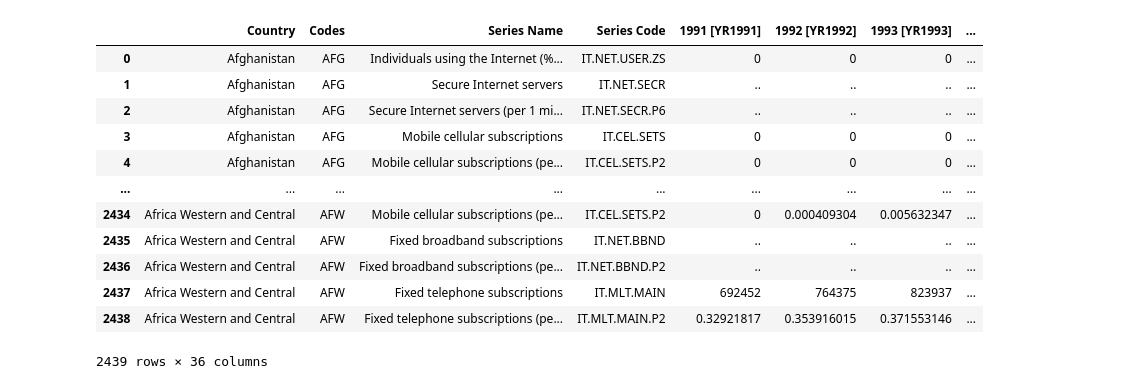
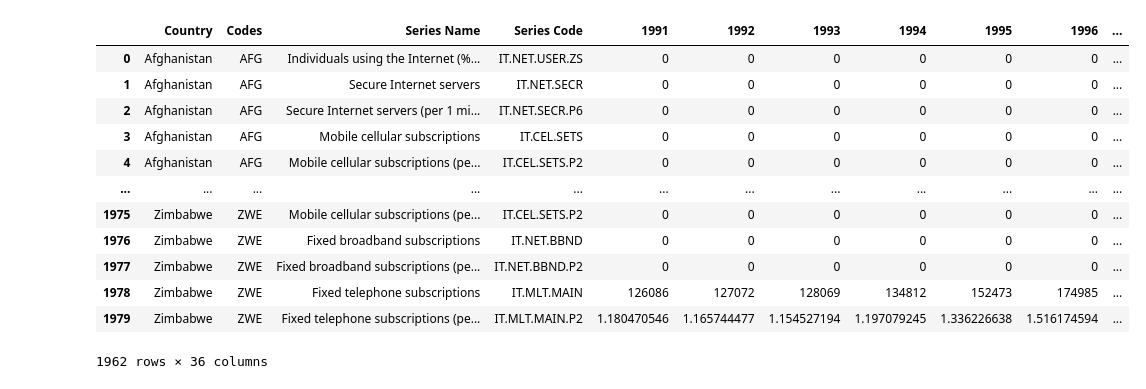
Before and after one commit to khadra1/Project-3-Connectivity, a Jupyter notebook: notebooks/cleaning_data.ipynb, the cells around one changed output. Drawn from its saved outputs; the diff is of its cells as text; code cells hidden in the pictures.

Commit message:
data files added

```diff
--- a/notebooks/cleaning_data.ipynb
+++ b/notebooks/cleaning_data.ipynb
@@ -4,5 +7,9 @@ import pandas as pd
 # %%
-# Import the world internet data from world bank and rename columns for merging with location data
-world_data= pd.read_csv("../Resources/data-raw/Data_Extract_From_World_Development_Indicators/world_bank_internet_data.csv", skiprows=[2395,2396,2397,2398,2399,2400])
+# Import the countries internet data from world bank
+world_data = pd.read_csv("../Resources/data-raw/Data_Extract_From_World_Development_Indicators/world_bank_internet_data.csv", skipfooter=433)
+# Replace all ".." with 0
+world_data = world_data.replace("..",0)
+#Rename the Country and Country Codes column to allow merging later on
 world_data.rename(columns={"Country Name": "Country", "Country Code": "Codes"}, inplace=True)
-world_data
+# Remove the brackets and the duplicated value in the Year columns
+world_data = world_data.rename(columns={col: col.split('[')[0] for col in world_data.columns})
@@ -23,6 +16,5 @@ world_data
 # %%
 #Import the coordinate csv file, rename columns for merging with each other later on
-coordinates = pd.read_csv("../Resources/data-raw/countries/world_country.csv")
+coordinates = pd.read_csv("../Resources/data-raw/countries-location/world_country.csv")
 coordinates.rename(columns={"iso_con" : "Codes", "lat": "Latitude", "lon": "Longitude"},inplace=True)
 coordinates.drop(columns=["Unnamed: 0", "country"],inplace=True)
-coordinates
@@ -43,17 +21,21 @@ coordinates
 # %%
+# Merge the coordinates with tHE world_data DataFrame
 final_world = pd.merge(world_data, coordinates, on="Codes", how="left")
+# Find out if there are any NaN values for Latitude and Longitude and then drop them
+final_world[final_world.isnull().any(axis=1)]
+final_world.dropna(subset=['Latitude','Longitude'],inplace=True)
 final_world
 # %% [output]
-|  | Country | Codes | Series Name | Series Code | 1991 [YR1991] | 1992 [YR1992] | 1993 [YR1993] | ... |
-| 0 | Afghanistan | AFG | Individuals using the Internet (%... | IT.NET.USER.ZS | 0 | 0 | 0 | ... |
-| 1 | Afghanistan | AFG | Secure Internet servers | IT.NET.SECR | .. | .. | .. | ... |
-| 2 | Afghanistan | AFG | Secure Internet servers (per 1 mi... | IT.NET.SECR.P6 | .. | .. | .. | ... |
-| 3 | Afghanistan | AFG | Mobile cellular subscriptions | IT.CEL.SETS | 0 | 0 | 0 | ... |
-| 4 | Afghanistan | AFG | Mobile cellular subscriptions (pe... | IT.CEL.SETS.P2 | 0 | 0 | 0 | ... |
-| ... | ... | ... | ... | ... | ... | ... | ... | ... |
-| 2434 | Africa Western and Central | AFW | Mobile cellular subscriptions (pe... | IT.CEL.SETS.P2 | 0 | 0.000409304 | 0.005632347 | ... |
-| 2435 | Africa Western and Central | AFW | Fixed broadband subscriptions | IT.NET.BBND | .. | .. | .. | ... |
-| 2436 | Africa Western and Central | AFW | Fixed broadband subscriptions (pe... | IT.NET.BBND.P2 | .. | .. | .. | ... |
-| 2437 | Africa Western and Central | AFW | Fixed telephone subscriptions | IT.MLT.MAIN | 692452 | 764375 | 823937 | ... |
-| 2438 | Africa Western and Central | AFW | Fixed telephone subscriptions (pe... | IT.MLT.MAIN.P2 | 0.32921817 | 0.353916015 | 0.371553146 | ... |
+|  | Country | Codes | Series Name | Series Code | 1991 | 1992 | 1993 | 1994 | 1995 | 1996 | ... |
+| 0 | Afghanistan | AFG | Individuals using the Internet (%... | IT.NET.USER.ZS | 0 | 0 | 0 | 0 | 0 | 0 | ... |
+| 1 | Afghanistan | AFG | Secure Internet servers | IT.NET.SECR | 0 | 0 | 0 | 0 | 0 | 0 | ... |
+| 2 | Afghanistan | AFG | Secure Internet servers (per 1 mi... | IT.NET.SECR.P6 | 0 | 0 | 0 | 0 | 0 | 0 | ... |
+| 3 | Afghanistan | AFG | Mobile cellular subscriptions | IT.CEL.SETS | 0 | 0 | 0 | 0 | 0 | 0 | ... |
+| 4 | Afghanistan | AFG | Mobile cellular subscriptions (pe... | IT.CEL.SETS.P2 | 0 | 0 | 0 | 0 | 0 | 0 | ... |
+| ... | ... | ... | ... | ... | ... | ... | ... | ... | ... | ... | ... |
+| 1975 | Zimbabwe | ZWE | Mobile cellular subscriptions (pe... | IT.CEL.SETS.P2 | 0 | 0 | 0 | 0 | 0 | 0 | ... |
+| 1976 | Zimbabwe | ZWE | Fixed broadband subscriptions | IT.NET.BBND | 0 | 0 | 0 | 0 | 0 | 0 | ... |
+| 1977 | Zimbabwe | ZWE | Fixed broadband subscriptions (pe... | IT.NET.BBND.P2 | 0 | 0 | 0 | 0 | 0 | 0 | ... |
+| 1978 | Zimbabwe | ZWE | Fixed telephone subscriptions | IT.MLT.MAIN | 126086 | 127072 | 128069 | 134812 | 152473 | 174985 | ... |
+| 1979 | Zimbabwe | ZWE | Fixed telephone subscriptions (pe... | IT.MLT.MAIN.P2 | 1.180470546 | 1.165744477 | 1.154527194 | 1.197079245 | 1.336226638 | 1.516174594 | ... |
-2439 rows × 36 columns
+1962 rows × 36 columns
```
Also changed, not shown: parts of 14 cells of this notebook, 8 other files.
